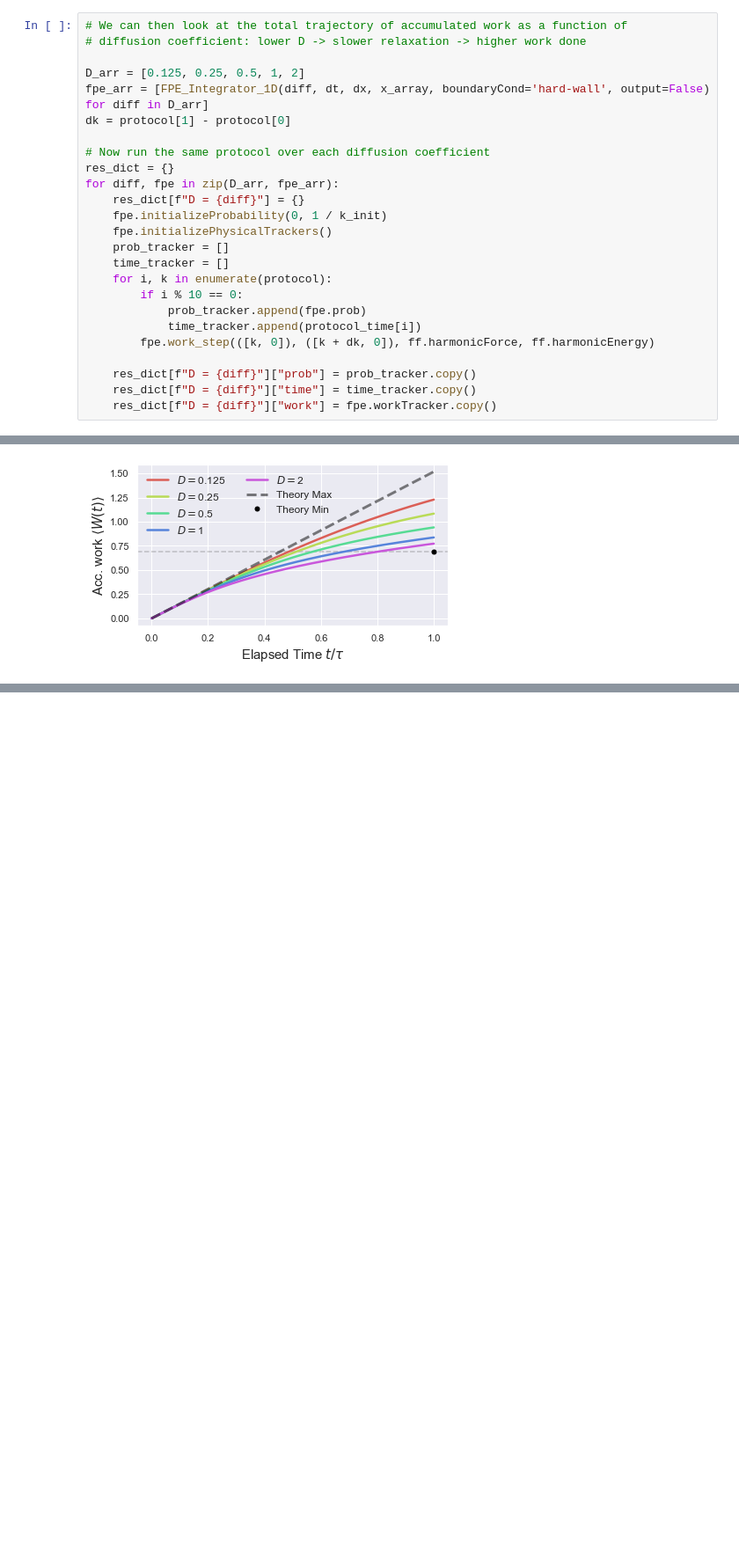
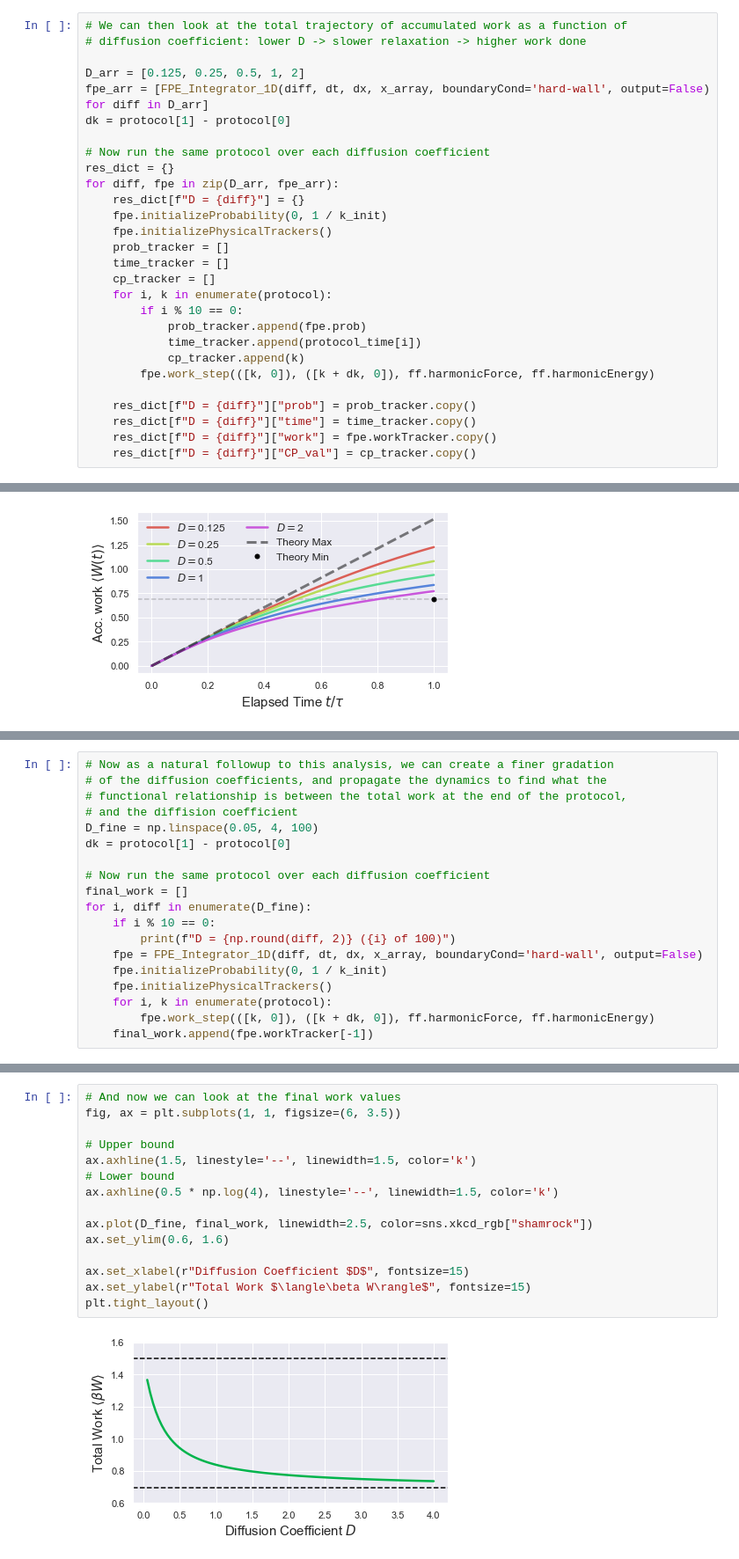
Before and after one commit to StevenJLarge/FokkerPlanck, a Jupyter notebook: notebooks/05-slarge-breathing-trap.ipynb, the cells around one changed output, grey strips where cells are left out. Shown at 88% size. Cells and saved outputs as stored; diff of their text form; blank space fills up the shorter version.

Commit message:
Working through some bugs in time-dependent protocol simulations

```diff
--- a/notebooks/05-slarge-breathing-trap.ipynb
+++ b/notebooks/05-slarge-breathing-trap.ipynb
@@ -153,15 +153,18 @@ for diff, fpe in zip(D_arr, fpe_arr):
     fpe.initializePhysicalTrackers()
     prob_tracker = []
     time_tracker = []
+    cp_tracker = []
     for i, k in enumerate(protocol):
         if i % 10 == 0:
             prob_tracker.append(fpe.prob)
             time_tracker.append(protocol_time[i])
+            cp_tracker.append(k)
         fpe.work_step(([k, 0]), ([k + dk, 0]), ff.harmonicForce, ff.harmonicEnergy)
 
     res_dict[f"D = {diff}"]["prob"] = prob_tracker.copy()
     res_dict[f"D = {diff}"]["time"] = time_tracker.copy()
     res_dict[f"D = {diff}"]["work"] = fpe.workTracker.copy()
+    res_dict[f"D = {diff}"]["CP_val"] = cp_tracker.copy()
 # %%
 fig, ax = plt.subplots(1, 1, figsize=(6, 3.5))
 
@@ -270,0 +269,19 @@ plt.tight_layout()
+# %%
+# Now as a natural followup to this analysis, we can create a finer gradation
+# of the diffusion coefficients, and propagate the dynamics to find what the
+# functional relationship is between the total work at the end of the protocol,
+# and the diffision coefficient
+D_fine = np.linspace(0.05, 4, 100)
+dk = protocol[1] - protocol[0]
+
+# Now run the same protocol over each diffusion coefficient
+final_work = []
+for i, diff in enumerate(D_fine):
+    if i % 10 == 0:
+        print(f"D = {np.round(diff, 2)} ({i} of 100)")
+    fpe = FPE_Integrator_1D(diff, dt, dx, x_array, boundaryCond='hard-wall', output=False)
+    fpe.initializeProbability(0, 1 / k_init)
+    fpe.initializePhysicalTrackers()
+    for i, k in enumerate(protocol):
+        fpe.work_step(([k, 0]), ([k + dk, 0]), ff.harmonicForce, ff.harmonicEnergy)
+    final_work.append(fpe.workTracker[-1])
@@ -270,0 +299,17 @@ plt.tight_layout()
+# %%
+# And now we can look at the final work values
+fig, ax = plt.subplots(1, 1, figsize=(6, 3.5))
+
+# Upper bound
+ax.axhline(1.5, linestyle='--', linewidth=1.5, color='k')
+# Lower bound
+ax.axhline(0.5 * np.log(4), linestyle='--', linewidth=1.5, color='k')
+
+ax.plot(D_fine, final_work, linewidth=2.5, color=sns.xkcd_rgb["shamrock"])
+ax.set_ylim(0.6, 1.6)
+
+ax.set_xlabel(r"Diffusion Coefficient $D$", fontsize=15)
+ax.set_ylabel(r"Total Work $\langle\beta W\rangle$", fontsize=15)
+plt.tight_layout()
+# %% [output]
+[figure, added]
```
Also changed, not shown: parts of 10 cells of this notebook.
